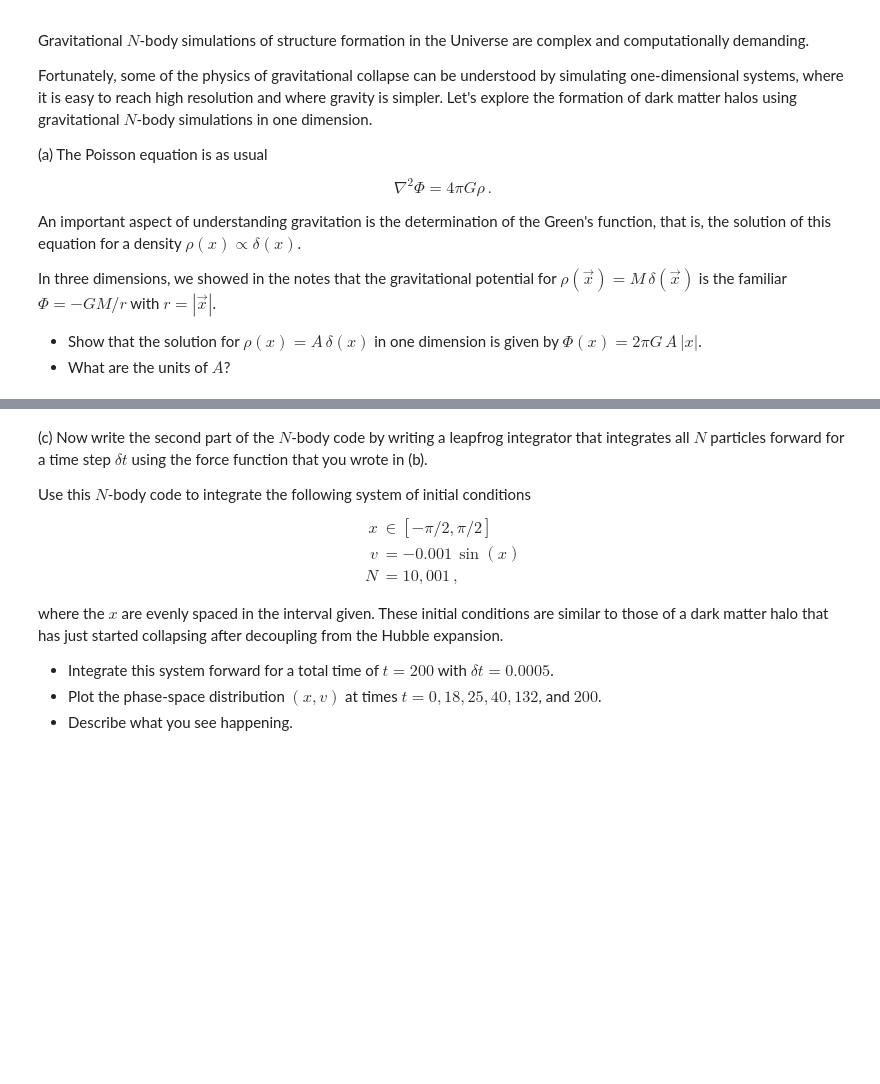
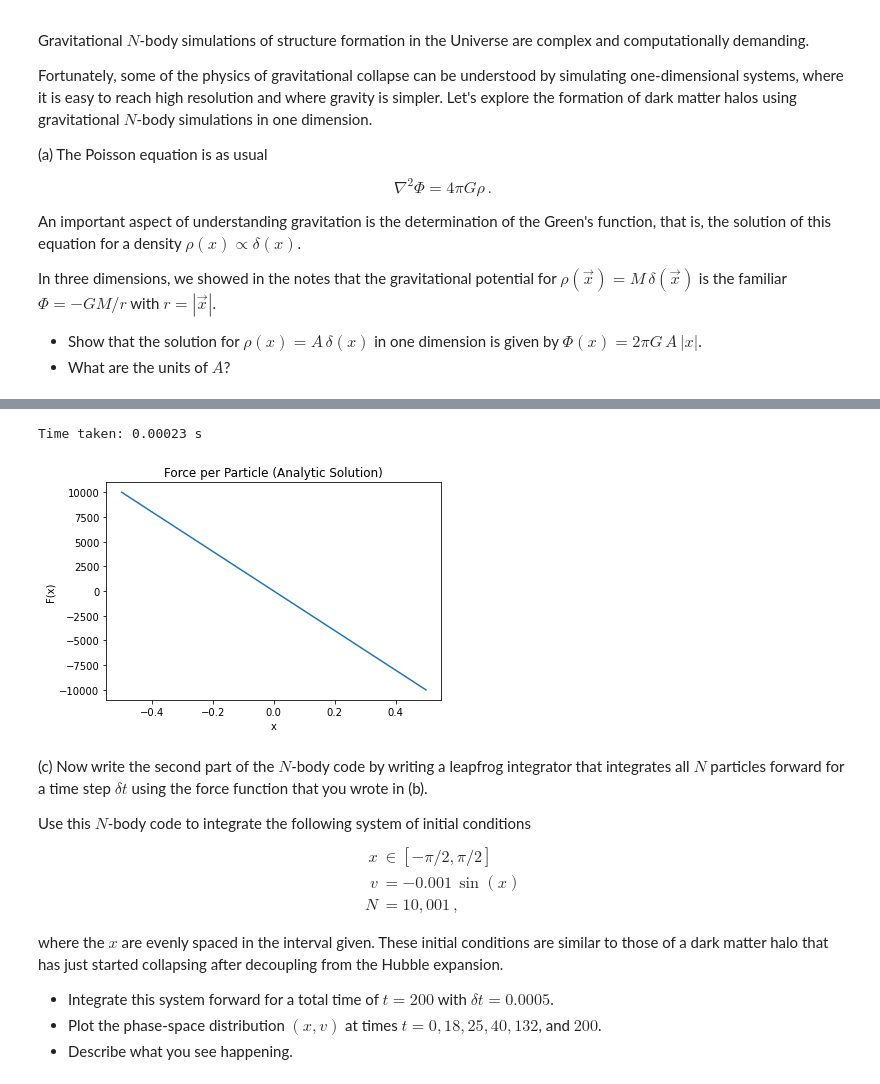
Before and after one commit to AstroLudwig/AST1420, a Jupyter notebook: Assignment3/Assignment3.ipynb, the cells around one changed output, grey strips where cells are left out. Cells and saved outputs as stored; diff of their text form; code cells hidden in the pictures; blank space fills up the shorter version.

```diff
--- a/Assignment3/Assignment3.ipynb
+++ b/Assignment3/Assignment3.ipynb
@@ -33,3 +170,16 @@ Test this function by applying it to a large number of particles uniformly distr
+# %%
+N = 10001
+xs = np.linspace(-0.5,0.5,N)
+s = time.time()
+analytic_F = (- 2 * xs) * len(xs)
+print(f"Time taken: {time.time()-s:.2} s")
+plt.plot(xs,analytic_F)
+plt.xlabel("x")
+plt.ylabel("F(x)")
+plt.title("Force per Particle (Analytic Solution)");
+# %% [output]
+Time taken: 0.00023 s
+[figure, added]
 # %% [markdown]
 (c) Now write the second part of the $N$-body code by writing a leapfrog integrator that integrates all $N$ particles forward for a time step $\delta t$ using the force function that you wrote in (b).
 
```
Also changed, not shown: parts of 9 cells of this notebook.
